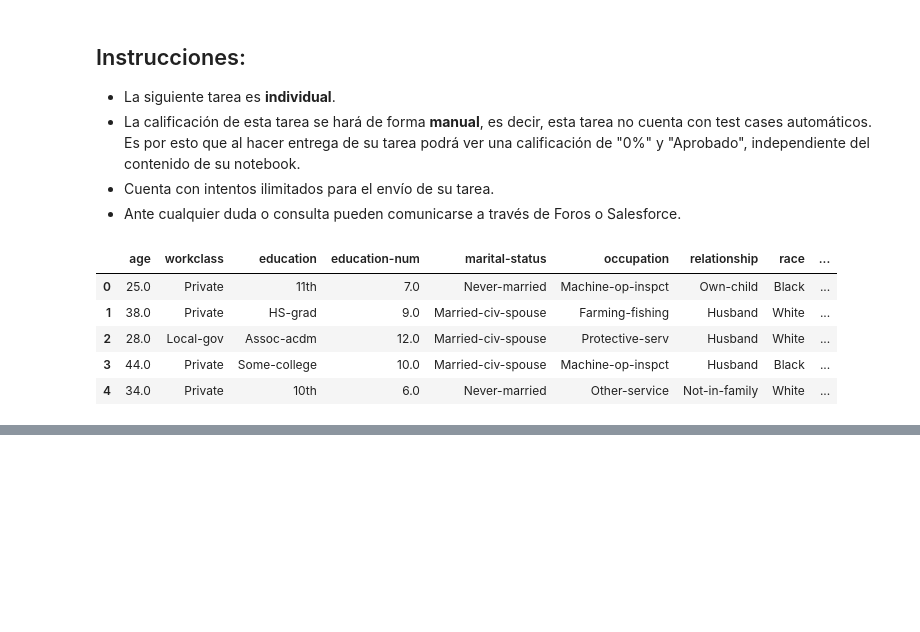
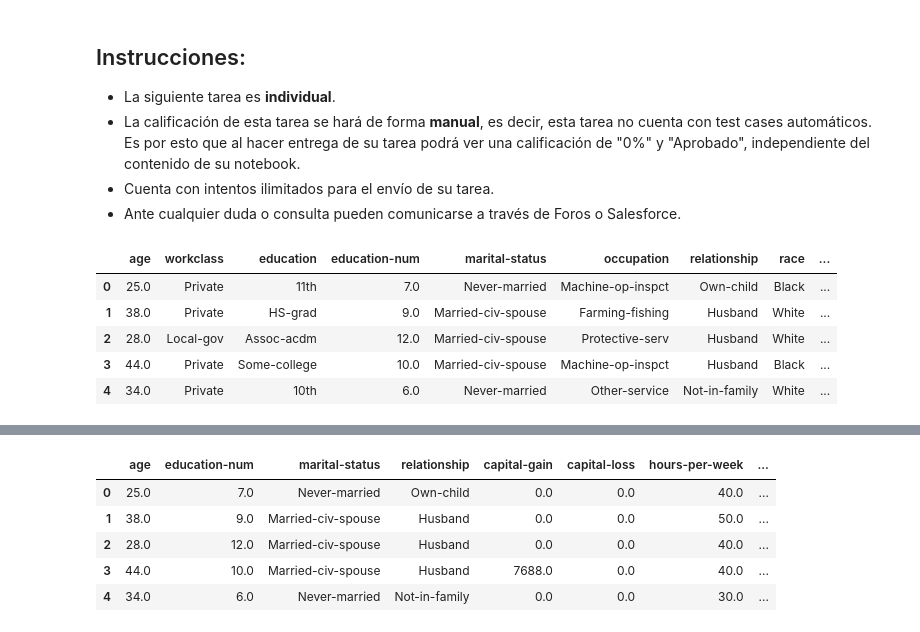
Before and after one commit to spoblete44/Etica-, a Jupyter notebook: Taller 3/Taller_Sumativo_3.ipynb, the cells around one changed output, grey strips where cells are left out. Saved outputs shown, nothing was run; the diff lists cells and outputs as text; code cells hidden in the pictures; blank space fills up the shorter version.

```diff
--- a/Taller 3/Taller_Sumativo_3.ipynb
+++ b/Taller 3/Taller_Sumativo_3.ipynb
@@ -26,0 +73,9 @@ df.head()
+# %%
+dataset.head()
+# %% [output]
+|  | age | education-num | marital-status | relationship | capital-gain | capital-loss | hours-per-week | ... |
+| 0 | 25.0 | 7.0 | Never-married | Own-child | 0.0 | 0.0 | 40.0 | ... |
+| 1 | 38.0 | 9.0 | Married-civ-spouse | Husband | 0.0 | 0.0 | 50.0 | ... |
+| 2 | 28.0 | 12.0 | Married-civ-spouse | Husband | 0.0 | 0.0 | 40.0 | ... |
+| 3 | 44.0 | 10.0 | Married-civ-spouse | Husband | 7688.0 | 0.0 | 40.0 | ... |
+| 4 | 34.0 | 6.0 | Never-married | Not-in-family | 0.0 | 0.0 | 30.0 | ... |
```
Also changed, not shown: parts of 12 cells of this notebook, 1 other file.
